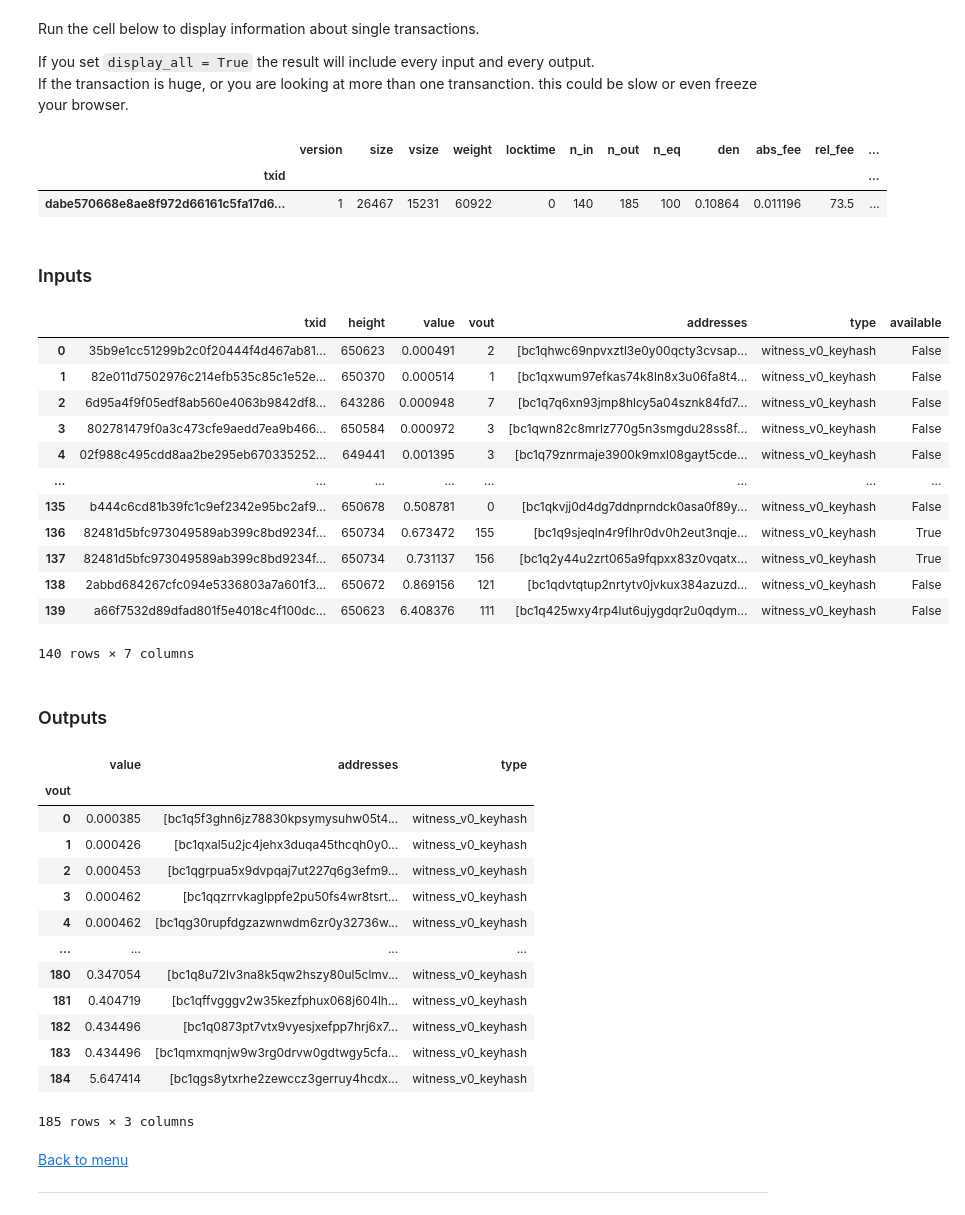
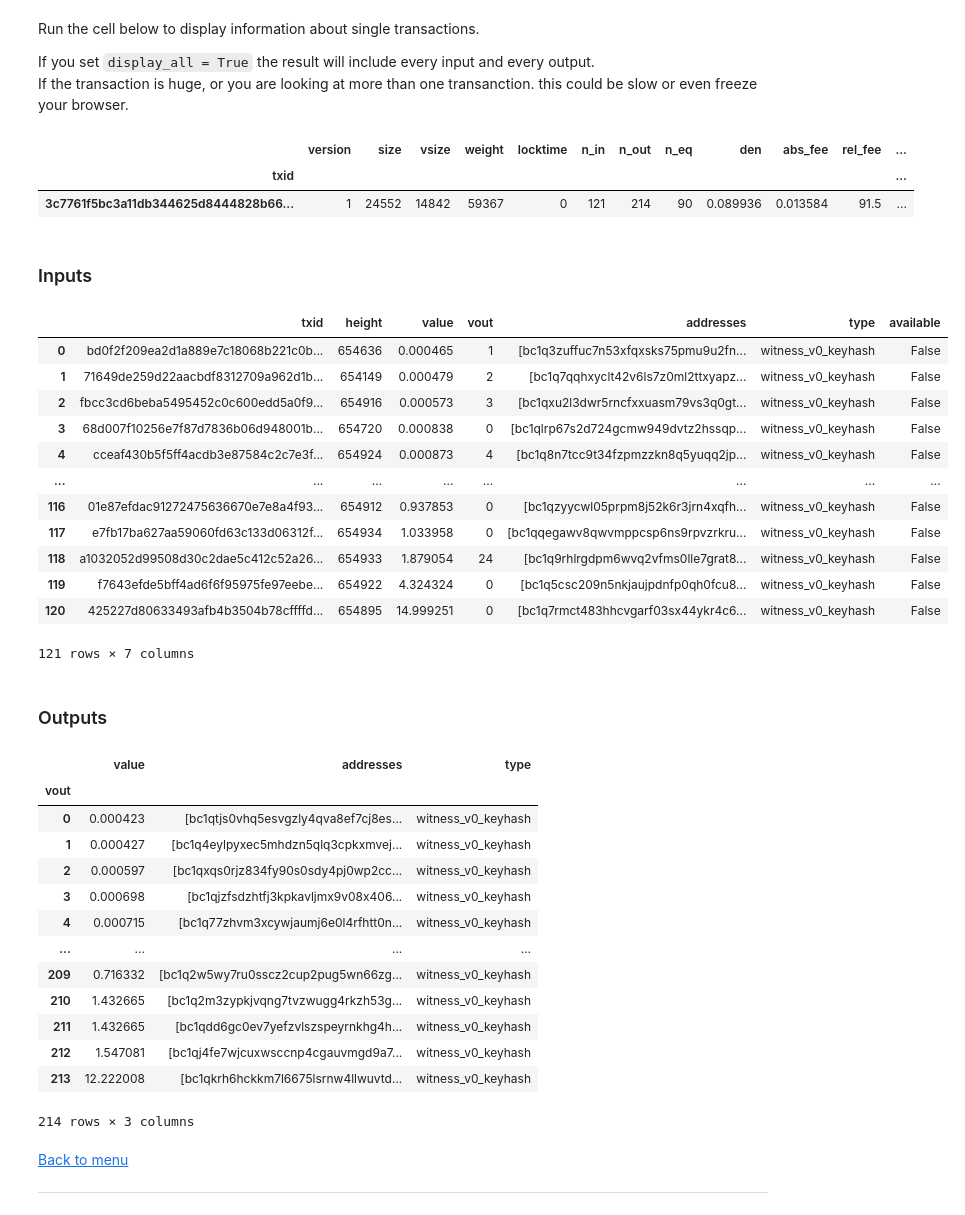
Before and after one commit to PulpCattel/Observatory, a Jupyter notebook: examples/Wasabi_Observatory.ipynb, the cells around one changed output. Drawn from its saved outputs; the diff is of its cells as text; code cells hidden in the pictures.

```diff
--- a/examples/Wasabi_Observatory.ipynb
+++ b/examples/Wasabi_Observatory.ipynb
@@ -192,43 +192,43 @@ If you set `display_all = True` the result will include every input and every ou
 If the transaction is huge, or you are looking at more than one transanction. this could be slow or even freeze your browser.
 # %%
 ### INSERT HERE ###
-txid = 'dabe570668e8ae8f972d66161c5fa17d64030b172d51502587d8bd59a45e77dd'
+txid = '3c7761f5bc3a11db344625d8444828b662c755580989d3acb9ae6d6010079706'
 display_all = False
 
 obs.show_tx(txs, txid, display_all)
 # %% [output]
 |  | version | size | vsize | weight | locktime | n_in | n_out | n_eq | den | abs_fee | rel_fee | ... |
 | txid |  |  |  |  |  |  |  |  |  |  |  | ... |
-| dabe570668e8ae8f972d66161c5fa17d6... | 1 | 26467 | 15231 | 60922 | 0 | 140 | 185 | 100 | 0.10864 | 0.011196 | 73.5 | ... |
+| 3c7761f5bc3a11db344625d8444828b66... | 1 | 24552 | 14842 | 59367 | 0 | 121 | 214 | 90 | 0.089936 | 0.013584 | 91.5 | ... |
 ### Inputs
 |  | txid | height | value | vout | addresses | type | available |
-| 0 | 35b9e1cc51299b2c0f20444f4d467ab81... | 650623 | 0.000491 | 2 | [bc1qhwc69npvxztl3e0y00qcty3cvsap... | witness_v0_keyhash | False |
-| 1 | 82e011d7502976c214efb535c85c1e52e... | 650370 | 0.000514 | 1 | [bc1qxwum97efkas74k8ln8x3u06fa8t4... | witness_v0_keyhash | False |
-| 2 | 6d95a4f9f05edf8ab560e4063b9842df8... | 643286 | 0.000948 | 7 | [bc1q7q6xn93jmp8hlcy5a04sznk84fd7... | witness_v0_keyhash | False |
-| 3 | 802781479f0a3c473cfe9aedd7ea9b466... | 650584 | 0.000972 | 3 | [bc1qwn82c8mrlz770g5n3smgdu28ss8f... | witness_v0_keyhash | False |
-| 4 | 02f988c495cdd8aa2be295eb670335252... | 649441 | 0.001395 | 3 | [bc1q79znrmaje3900k9mxl08gayt5cde... | witness_v0_keyhash | False |
+| 0 | bd0f2f209ea2d1a889e7c18068b221c0b... | 654636 | 0.000465 | 1 | [bc1q3zuffuc7n53xfqxsks75pmu9u2fn... | witness_v0_keyhash | False |
+| 1 | 71649de259d22aacbdf8312709a962d1b... | 654149 | 0.000479 | 2 | [bc1q7qqhxyclt42v6ls7z0ml2ttxyapz... | witness_v0_keyhash | False |
+| 2 | fbcc3cd6beba5495452c0c600edd5a0f9... | 654916 | 0.000573 | 3 | [bc1qxu2l3dwr5rncfxxuasm79vs3q0gt... | witness_v0_keyhash | False |
+| 3 | 68d007f10256e7f87d7836b06d948001b... | 654720 | 0.000838 | 0 | [bc1qlrp67s2d724gcmw949dvtz2hssqp... | witness_v0_keyhash | False |
+| 4 | cceaf430b5f5ff4acdb3e87584c2c7e3f... | 654924 | 0.000873 | 4 | [bc1q8n7tcc9t34fzpmzzkn8q5yuqq2jp... | witness_v0_keyhash | False |
 | ... | ... | ... | ... | ... | ... | ... | ... |
-| 135 | b444c6cd81b39fc1c9ef2342e95bc2af9... | 650678 | 0.508781 | 0 | [bc1qkvjj0d4dg7ddnprndck0asa0f89y... | witness_v0_keyhash | False |
-| 136 | 82481d5bfc973049589ab399c8bd9234f... | 650734 | 0.673472 | 155 | [bc1q9sjeqln4r9flhr0dv0h2eut3nqje... | witness_v0_keyhash | True |
-| 137 | 82481d5bfc973049589ab399c8bd9234f... | 650734 | 0.731137 | 156 | [bc1q2y44u2zrt065a9fqpxx83z0vqatx... | witness_v0_keyhash | True |
-| 138 | 2abbd684267cfc094e5336803a7a601f3... | 650672 | 0.869156 | 121 | [bc1qdvtqtup2nrtytv0jvkux384azuzd... | witness_v0_keyhash | False |
-| 139 | a66f7532d89dfad801f5e4018c4f100dc... | 650623 | 6.408376 | 111 | [bc1q425wxy4rp4lut6ujygdqr2u0qdym... | witness_v0_keyhash | False |
+| 116 | 01e87efdac91272475636670e7e8a4f93... | 654912 | 0.937853 | 0 | [bc1qzyycwl05prpm8j52k6r3jrn4xqfh... | witness_v0_keyhash | False |
+| 117 | e7fb17ba627aa59060fd63c133d06312f... | 654934 | 1.033958 | 0 | [bc1qqegawv8qwvmppcsp6ns9rpvzrkru... | witness_v0_keyhash | False |
+| 118 | a1032052d99508d30c2dae5c412c52a26... | 654933 | 1.879054 | 24 | [bc1q9rhlrgdpm6wvq2vfms0lle7grat8... | witness_v0_keyhash | False |
+| 119 | f7643efde5bff4ad6f6f95975fe97eebe... | 654922 | 4.324324 | 0 | [bc1q5csc209n5nkjaujpdnfp0qh0fcu8... | witness_v0_keyhash | False |
+| 120 | 425227d80633493afb4b3504b78cffffd... | 654895 | 14.999251 | 0 | [bc1q7rmct483hhcvgarf03sx44ykr4c6... | witness_v0_keyhash | False |
-140 rows × 7 columns
+121 rows × 7 columns
 ### Outputs
 |  | value | addresses | type |
 | vout |  |  |  |
-| 0 | 0.000385 | [bc1q5f3ghn6jz78830kpsymysuhw05t4... | witness_v0_keyhash |
-| 1 | 0.000426 | [bc1qxal5u2jc4jehx3duqa45thcqh0y0... | witness_v0_keyhash |
-| 2 | 0.000453 | [bc1qgrpua5x9dvpqaj7ut227q6g3efm9... | witness_v0_keyhash |
-| 3 | 0.000462 | [bc1qqzrrvkaglppfe2pu50fs4wr8tsrt... | witness_v0_keyhash |
-| 4 | 0.000462 | [bc1qg30rupfdgzazwnwdm6zr0y32736w... | witness_v0_keyhash |
+| 0 | 0.000423 | [bc1qtjs0vhq5esvgzly4qva8ef7cj8es... | witness_v0_keyhash |
+| 1 | 0.000427 | [bc1q4eylpyxec5mhdzn5qlq3cpkxmvej... | witness_v0_keyhash |
+| 2 | 0.000597 | [bc1qxqs0rjz834fy90s0sdy4pj0wp2cc... | witness_v0_keyhash |
+| 3 | 0.000698 | [bc1qjzfsdzhtfj3kpkavljmx9v08x406... | witness_v0_keyhash |
+| 4 | 0.000715 | [bc1q77zhvm3xcywjaumj6e0l4rfhtt0n... | witness_v0_keyhash |
 | ... | ... | ... | ... |
-| 180 | 0.347054 | [bc1q8u72lv3na8k5qw2hszy80ul5clmv... | witness_v0_keyhash |
-| 181 | 0.404719 | [bc1qffvgggv2w35kezfphux068j604lh... | witness_v0_keyhash |
-| 182 | 0.434496 | [bc1q0873pt7vtx9vyesjxefpp7hrj6x7... | witness_v0_keyhash |
-| 183 | 0.434496 | [bc1qmxmqnjw9w3rg0drvw0gdtwgy5cfa... | witness_v0_keyhash |
-| 184 | 5.647414 | [bc1qgs8ytxrhe2zewccz3gerruy4hcdx... | witness_v0_keyhash |
+| 209 | 0.716332 | [bc1q2w5wy7ru0sscz2cup2pug5wn66zg... | witness_v0_keyhash |
+| 210 | 1.432665 | [bc1q2m3zypkjvqng7tvzwugg4rkzh53g... | witness_v0_keyhash |
+| 211 | 1.432665 | [bc1qdd6gc0ev7yefzvlszspeyrnkhg4h... | witness_v0_keyhash |
+| 212 | 1.547081 | [bc1qj4fe7wjcuxwsccnp4cgauvmgd9a7... | witness_v0_keyhash |
+| 213 | 12.222008 | [bc1qkrh6hckkm7l6675lsrnw4llwuvtd... | witness_v0_keyhash |
-185 rows × 3 columns
+214 rows × 3 columns
 # %% [markdown]
 [Back to menu](#Menu)
 
```
Also changed, not shown: parts of 7 cells of this notebook, 2 other files.
